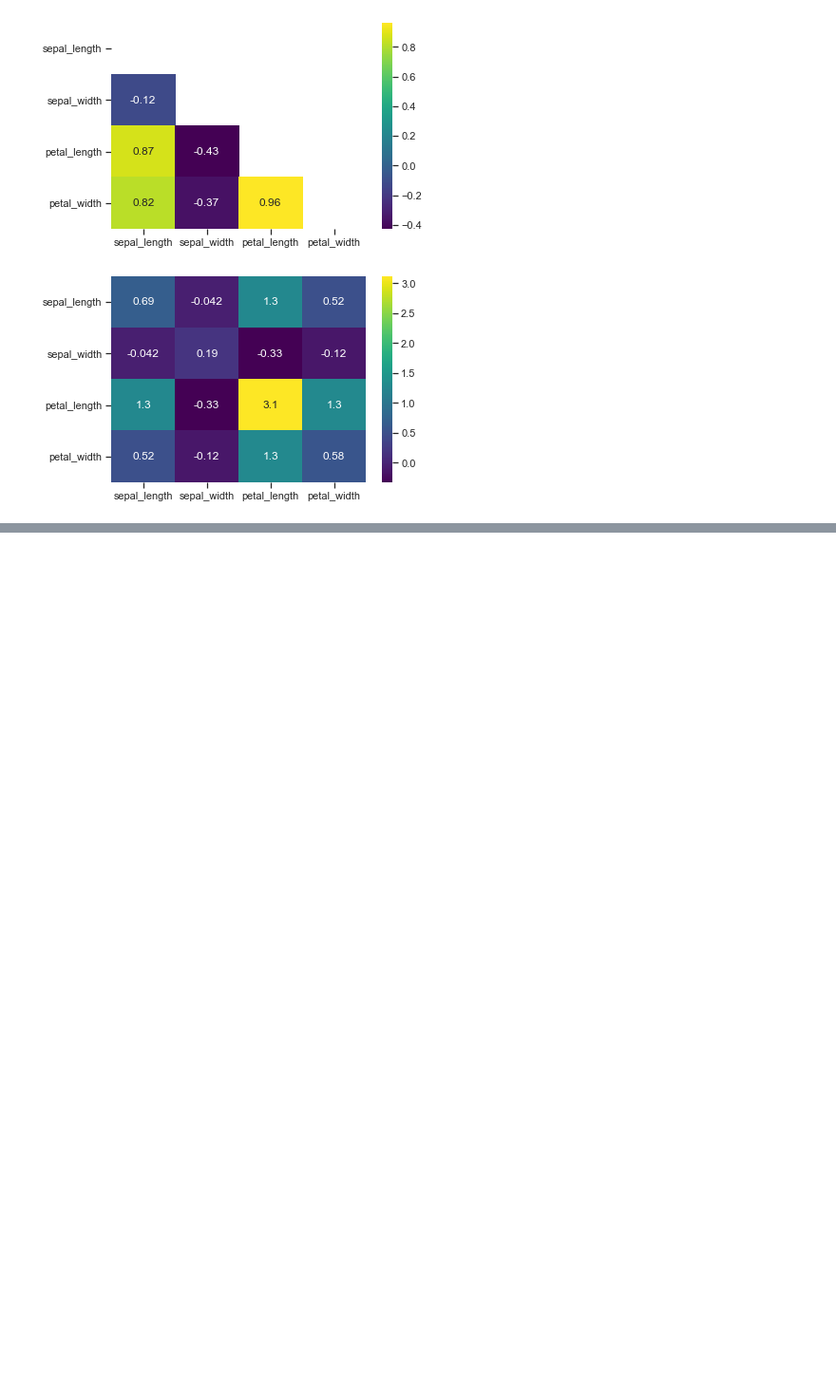
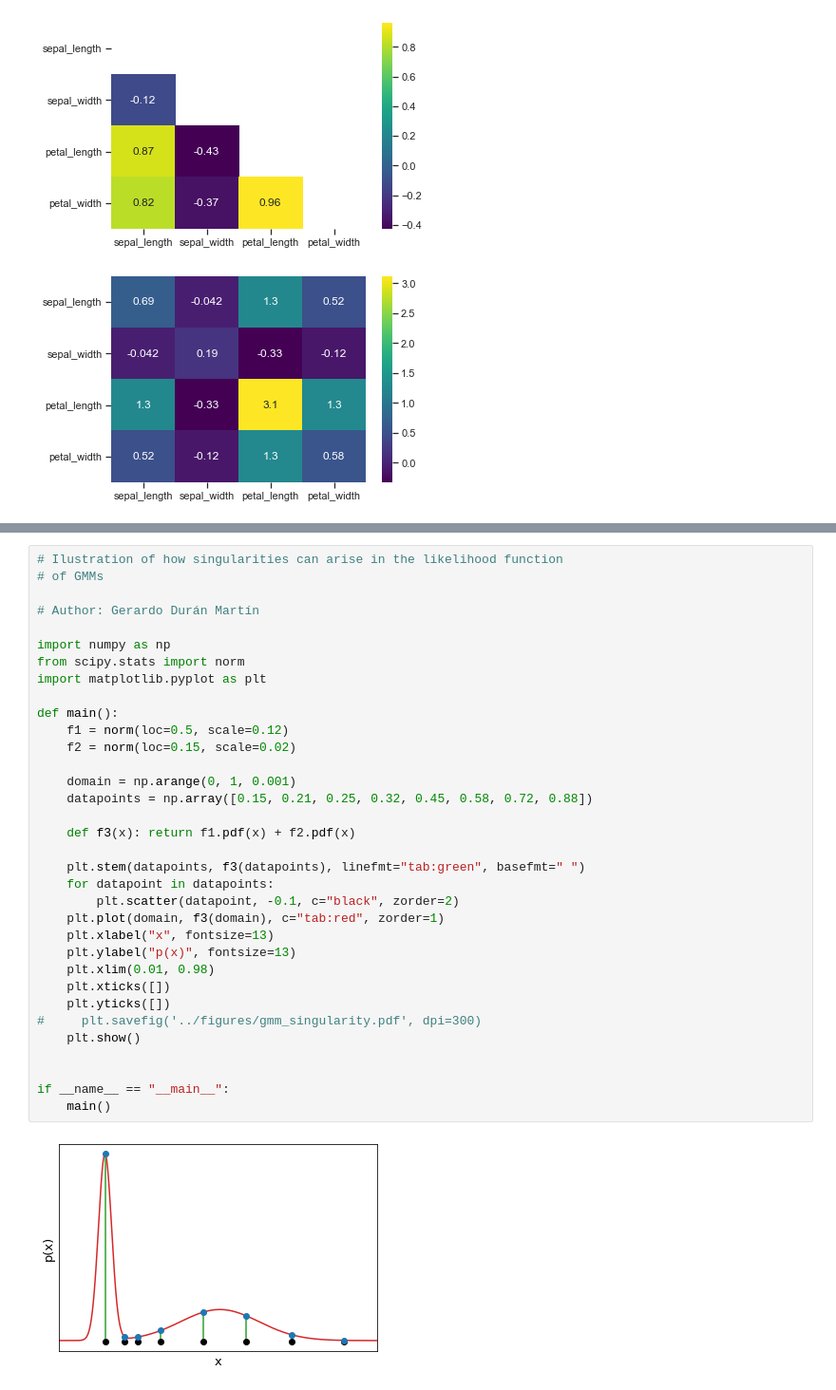
Before and after one commit to EasecureLab/zhengqi_predict, a Jupyter notebook: test.ipynb, the cells around one changed output, grey strips where cells are left out. Shown at 95% size. Saved outputs shown, nothing was run; the diff lists cells and outputs as text; blank space fills up the shorter version.

```diff
--- a/test.ipynb
+++ b/test.ipynb
@@ -576,0 +905,36 @@ plt.show()
+# %%
+# Ilustration of how singularities can arise in the likelihood function
+# of GMMs
+
+# Author: Gerardo Durán Martín
+
+import numpy as np
+from scipy.stats import norm
+import matplotlib.pyplot as plt
+
+def main():
+    f1 = norm(loc=0.5, scale=0.12)
+    f2 = norm(loc=0.15, scale=0.02)
+
+    domain = np.arange(0, 1, 0.001)
+    datapoints = np.array([0.15, 0.21, 0.25, 0.32, 0.45, 0.58, 0.72, 0.88])
+
+    def f3(x): return f1.pdf(x) + f2.pdf(x)
+
+    plt.stem(datapoints, f3(datapoints), linefmt="tab:green", basefmt=" ")
+    for datapoint in datapoints:
+        plt.scatter(datapoint, -0.1, c="black", zorder=2)
+    plt.plot(domain, f3(domain), c="tab:red", zorder=1)
+    plt.xlabel("x", fontsize=13)
+    plt.ylabel("p(x)", fontsize=13)
+    plt.xlim(0.01, 0.98)
+    plt.xticks([])
+    plt.yticks([])
+#     plt.savefig('../figures/gmm_singularity.pdf', dpi=300)
+    plt.show()
+
+
+if __name__ == "__main__":
+    main()
+# %% [output]
+[figure, added]
```
Also changed, not shown: parts of 3 cells of this notebook.
